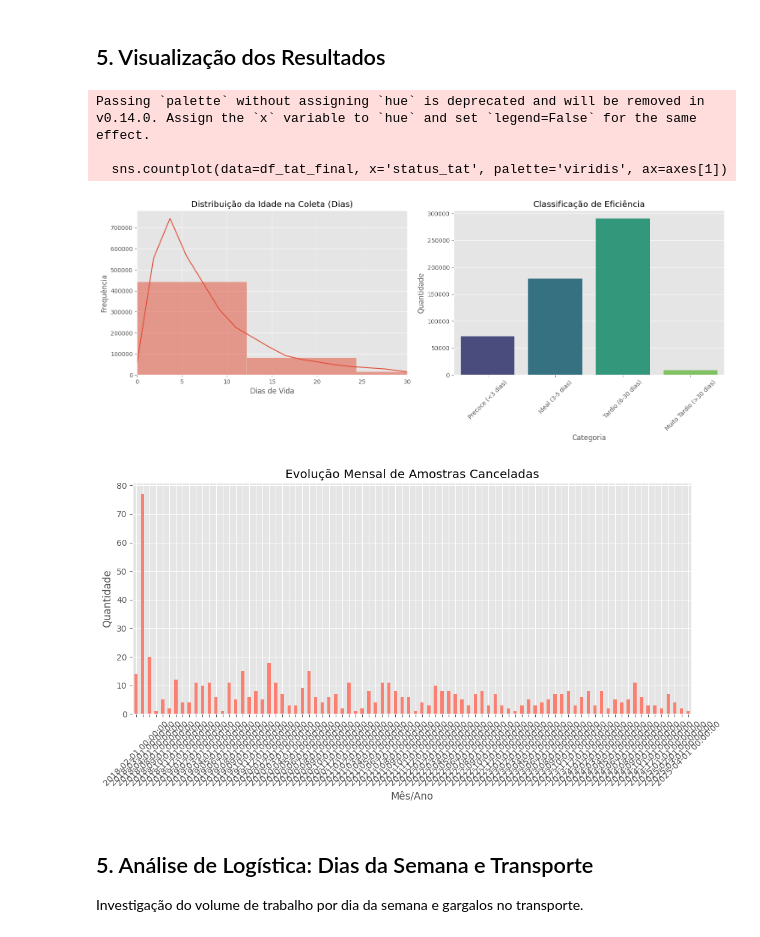
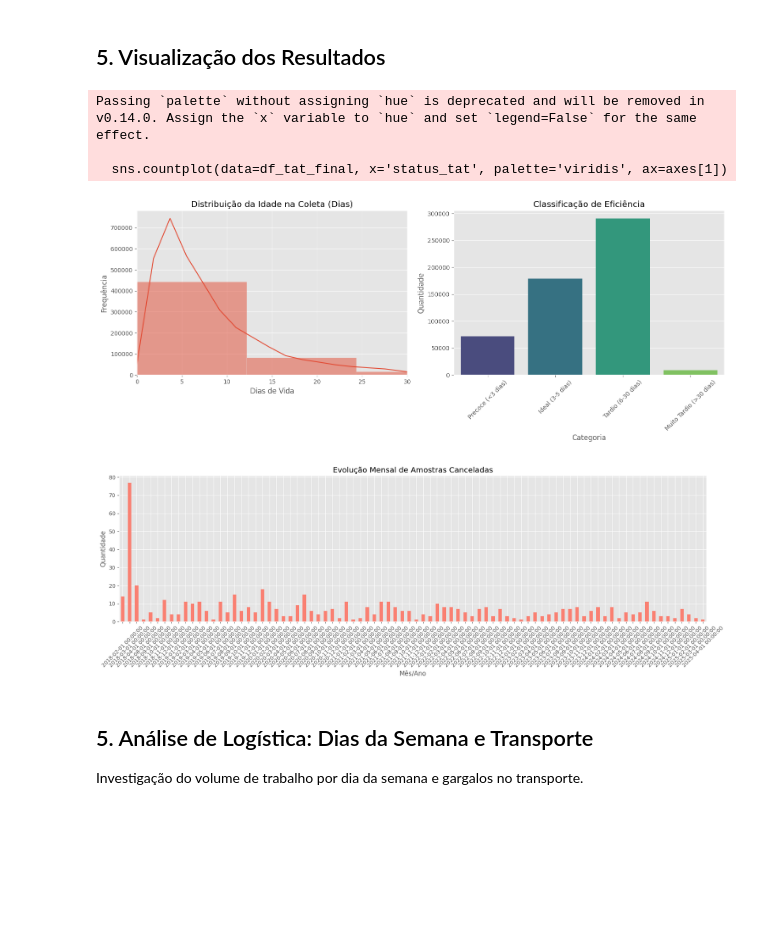
Before and after one commit to brunoteixeira042/Analise_Teste_Pezinho, a Jupyter notebook: Analise2.ipynb, the cells around one changed output. Cells and saved outputs as stored; diff of their text form; code cells hidden in the pictures; blank space fills up the shorter version.

```diff
--- a/Analise2.ipynb
+++ b/Analise2.ipynb
@@ -166,35 +166,35 @@ axes[0].set_xlim(0, 30)
 
 # Gráfico 2: Categorias de TAT
 sns.countplot(data=df_tat_final, x='status_tat', palette='viridis', ax=axes[1])
 axes[1].set_title('Classificação de Eficiência')
 axes[1].set_xlabel('Categoria')
 axes[1].set_ylabel('Quantidade')
 axes[1].tick_params(axis='x', rotation=45)
 
 plt.tight_layout()
 plt.show()
 
 # Gráfico 3: Evolução dos Cancelamentos (se houver dados temporais suficientes)
 try:
     df_c = df_cancelados.copy()
     df_c['dt_registro'] = pd.to_datetime(df_c['dt_col_amostra'].astype(str).str.slice(0, 6), format='%Y%m', errors='coerce')
     cancelamentos_mes = df_c['dt_registro'].value_counts().sort_index()
 
-    plt.figure(figsize=(12, 5))
+    plt.figure(figsize=(20, 5))
     cancelamentos_mes.plot(kind='bar', color='salmon')
     plt.title('Evolução Mensal de Amostras Canceladas')
     plt.xlabel('Mês/Ano')
     plt.ylabel('Quantidade')
     plt.xticks(rotation=45)
     plt.show()
 except Exception as e:
     print(f"Não foi possível gerar gráfico temporal: {e}")
 # %% [output]
 Passing `palette` without assigning `hue` is deprecated and will be removed in v0.14.0. Assign the `x` variable to `hue` and set `legend=False` for the same effect.
 
   sns.countplot(data=df_tat_final, x='status_tat', palette='viridis', ax=axes[1])
 [figure]
-[figure, old version]
+[figure, new version]
 # %% [markdown]
 ## 5. Análise de Logística: Dias da Semana e Transporte
 Investigação do volume de trabalho por dia da semana e gargalos no transporte.
```
Also changed, not shown: 4 other files.
